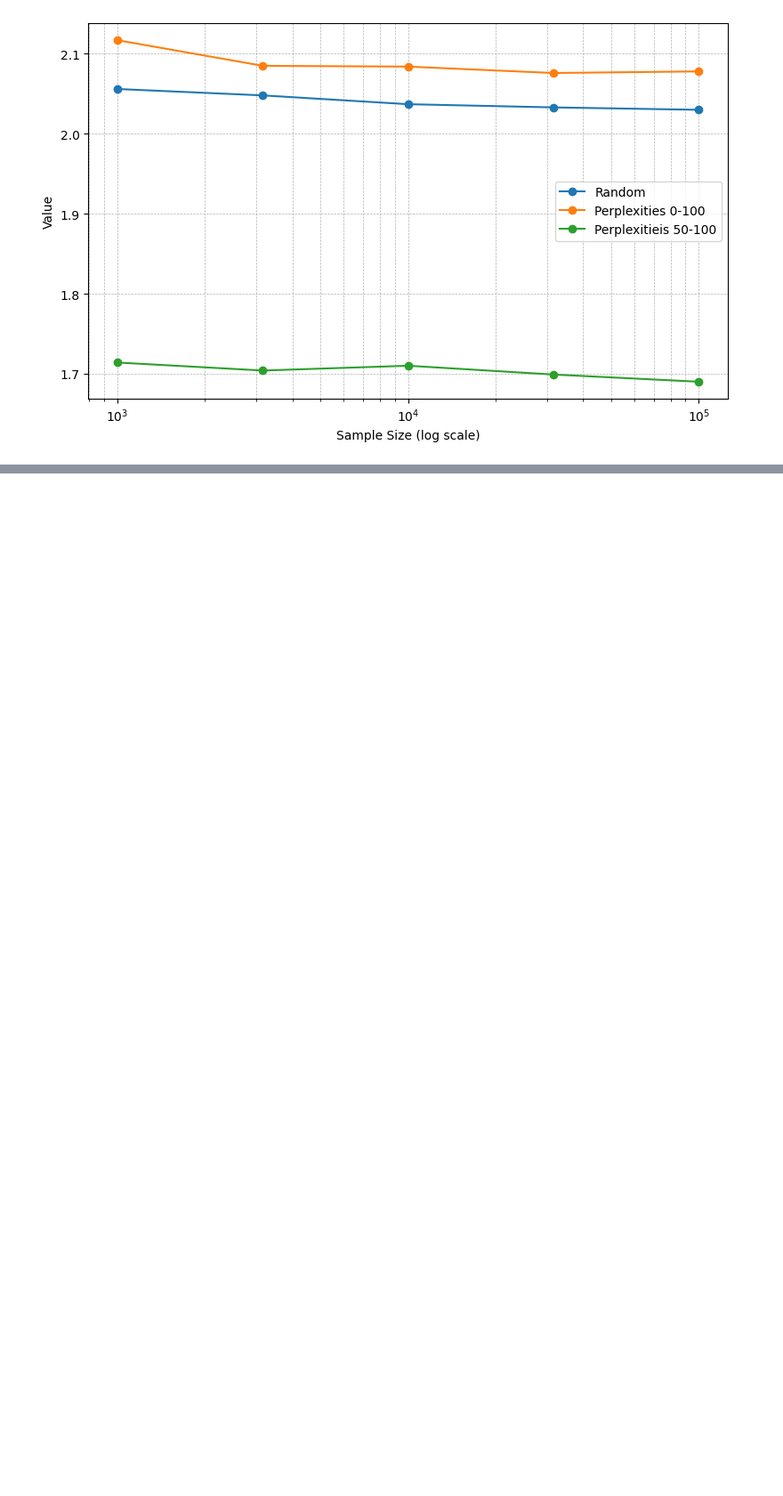
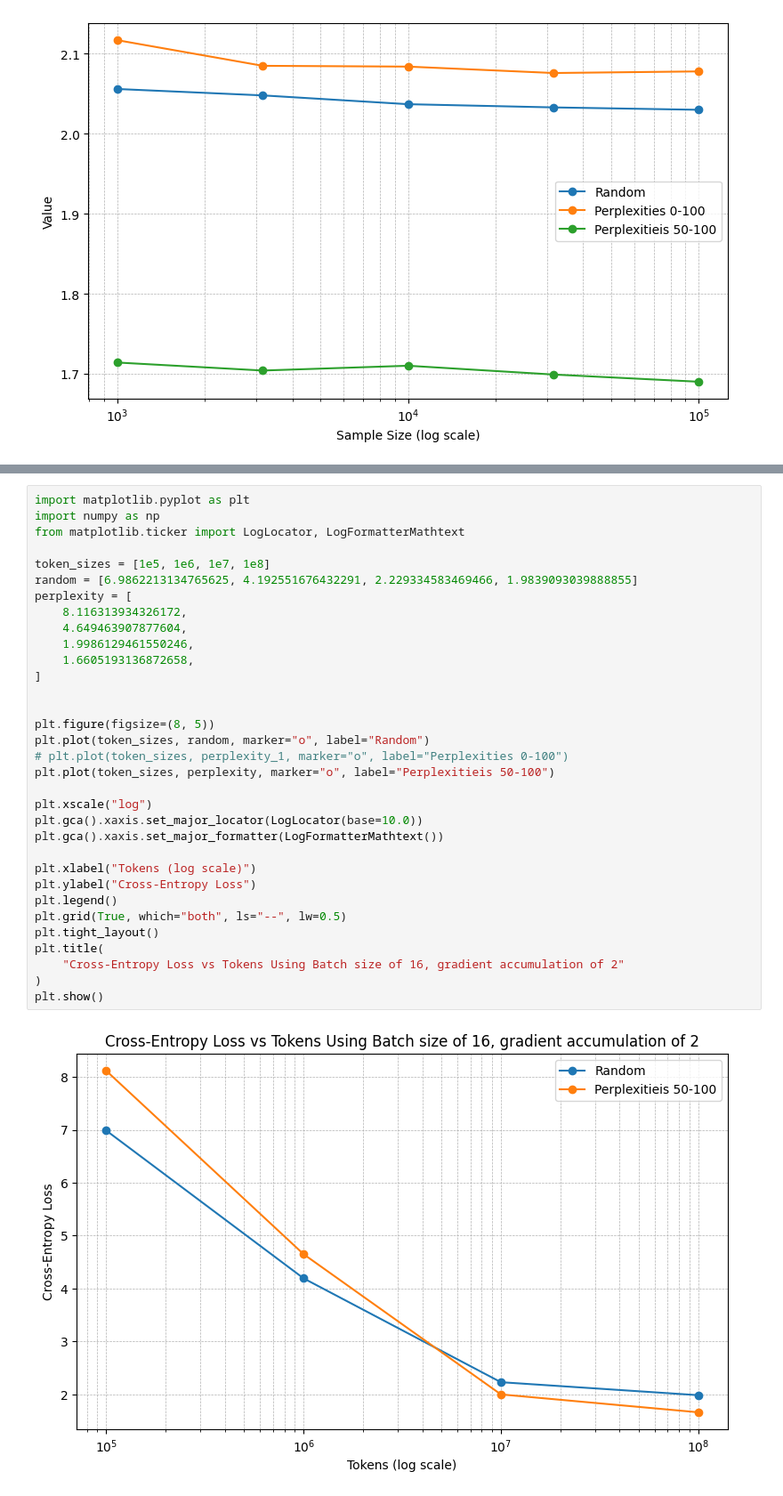
Before and after one commit to jaylim13/data-selection-project0, a Jupyter notebook: scaling_law/lightweight_fine_tuning.ipynb, the cells around one changed output, grey strips where cells are left out. Shown: that part at 89% size. Cells and saved outputs as stored; diff of their text form; blank space fills up the shorter version.

```diff
--- a/scaling_law/lightweight_fine_tuning.ipynb
+++ b/scaling_law/lightweight_fine_tuning.ipynb
@@ -350,3 +353,38 @@ plt.show()
+# %%
+import matplotlib.pyplot as plt
+import numpy as np
+from matplotlib.ticker import LogLocator, LogFormatterMathtext
+
+token_sizes = [1e5, 1e6, 1e7, 1e8]
+random = [6.9862213134765625, 4.192551676432291, 2.229334583469466, 1.9839093039888855]
+perplexity = [
+    8.116313934326172,
+    4.649463907877604,
+    1.9986129461550246,
+    1.6605193136872658,
+]
+
+
+plt.figure(figsize=(8, 5))
+plt.plot(token_sizes, random, marker="o", label="Random")
+# plt.plot(token_sizes, perplexity_1, marker="o", label="Perplexities 0-100")
+plt.plot(token_sizes, perplexity, marker="o", label="Perplexitieis 50-100")
+
+plt.xscale("log")
+plt.gca().xaxis.set_major_locator(LogLocator(base=10.0))
+plt.gca().xaxis.set_major_formatter(LogFormatterMathtext())
+
+plt.xlabel("Tokens (log scale)")
+plt.ylabel("Cross-Entropy Loss")
+plt.legend()
+plt.grid(True, which="both", ls="--", lw=0.5)
+plt.tight_layout()
+plt.title(
+    "Cross-Entropy Loss vs Tokens Using Batch size of 16, gradient accumulation of 2"
+)
+plt.show()
+# %% [output]
+[figure, added]
 # %%
 import matplotlib.pyplot as plt
 import numpy as np
```
Also changed, not shown: parts of 1 cell of this notebook.
